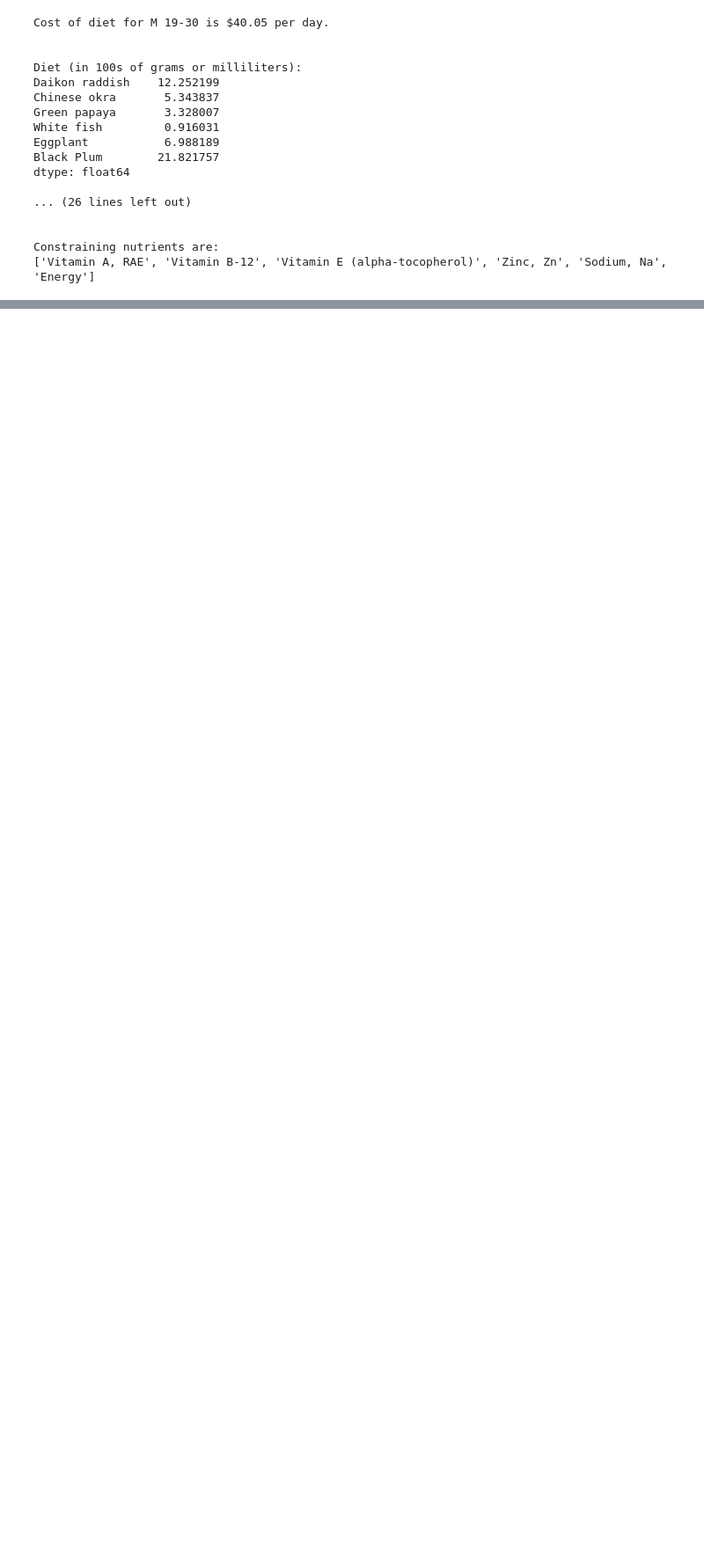
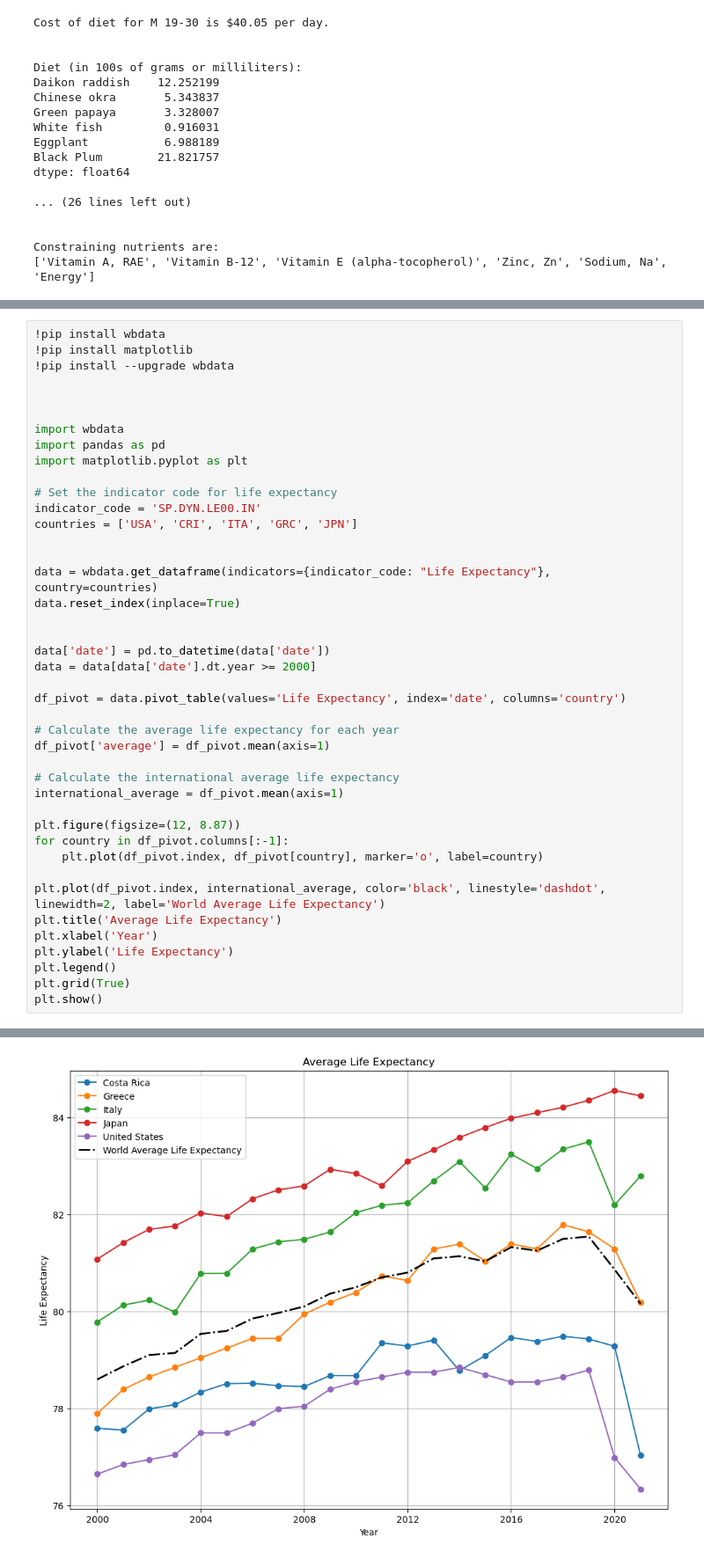
Before and after one commit to jackieschneider/Thomas-Allinson, a Jupyter notebook: BlueZonevsBerkeley.ipynb, the cells around one changed output, grey strips where cells are left out. Shown at 88% size. Cells and saved outputs as stored; diff of their text form; blank space fills up the shorter version.

```diff
--- a/BlueZonevsBerkeley.ipynb
+++ b/BlueZonevsBerkeley.ipynb
@@ -562,0 +559,43 @@ Constraining nutrients are:
+# %%
+!pip install wbdata
+!pip install matplotlib
+!pip install --upgrade wbdata
+
+
+
+import wbdata
+import pandas as pd
+import matplotlib.pyplot as plt
+
+# Set the indicator code for life expectancy
+indicator_code = 'SP.DYN.LE00.IN'
+countries = ['USA', 'CRI', 'ITA', 'GRC', 'JPN']
+
+
+data = wbdata.get_dataframe(indicators={indicator_code: "Life Expectancy"}, country=countries)
+data.reset_index(inplace=True)
+
+
+data['date'] = pd.to_datetime(data['date'])
+data = data[data['date'].dt.year >= 2000]
+
+df_pivot = data.pivot_table(values='Life Expectancy', index='date', columns='country')
+
+# Calculate the average life expectancy for each year
+df_pivot['average'] = df_pivot.mean(axis=1)
+
+# Calculate the international average life expectancy
+international_average = df_pivot.mean(axis=1)
+
+plt.figure(figsize=(12, 8.87))
+for country in df_pivot.columns[:-1]:
+    plt.plot(df_pivot.index, df_pivot[country], marker='o', label=country)
+
+plt.plot(df_pivot.index, international_average, color='black', linestyle='dashdot', linewidth=2, label='World Average Life Expectancy')
+plt.title('Average Life Expectancy')
+plt.xlabel('Year')
+plt.ylabel('Life Expectancy')
+plt.legend()
+plt.grid(True)
+plt.show()
+# %% [output]
@@ -562,0 +619 @@ Constraining nutrients are:
+[figure, added]
```
Also changed, not shown: parts of 31 cells of this notebook.
